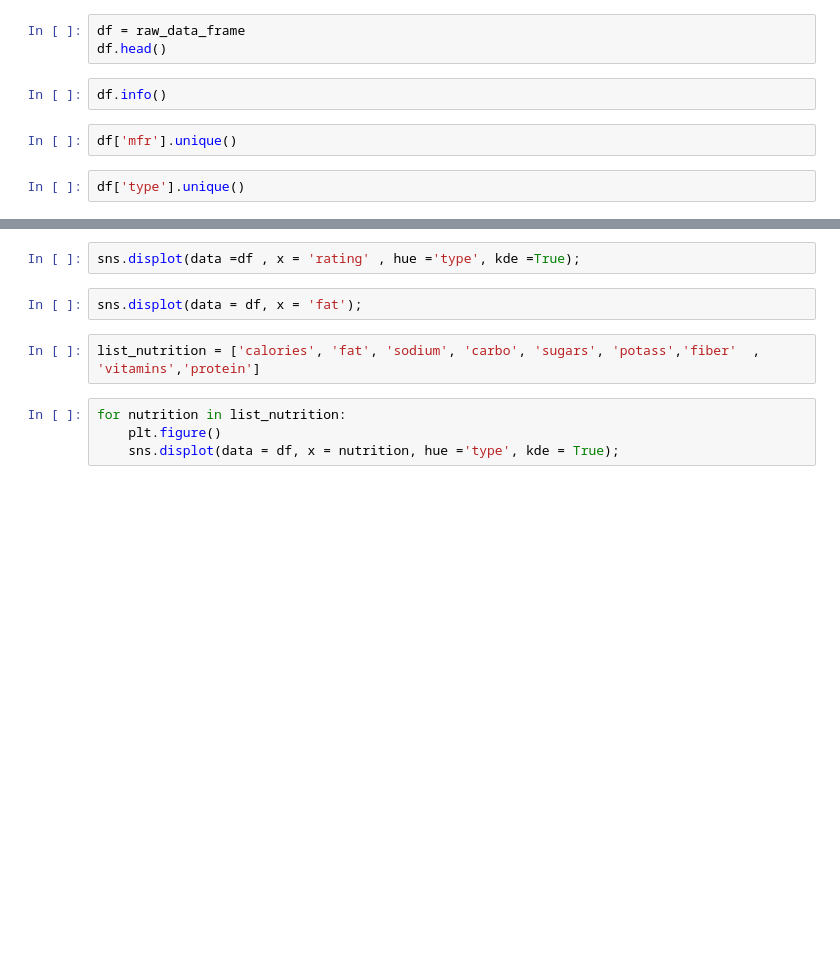
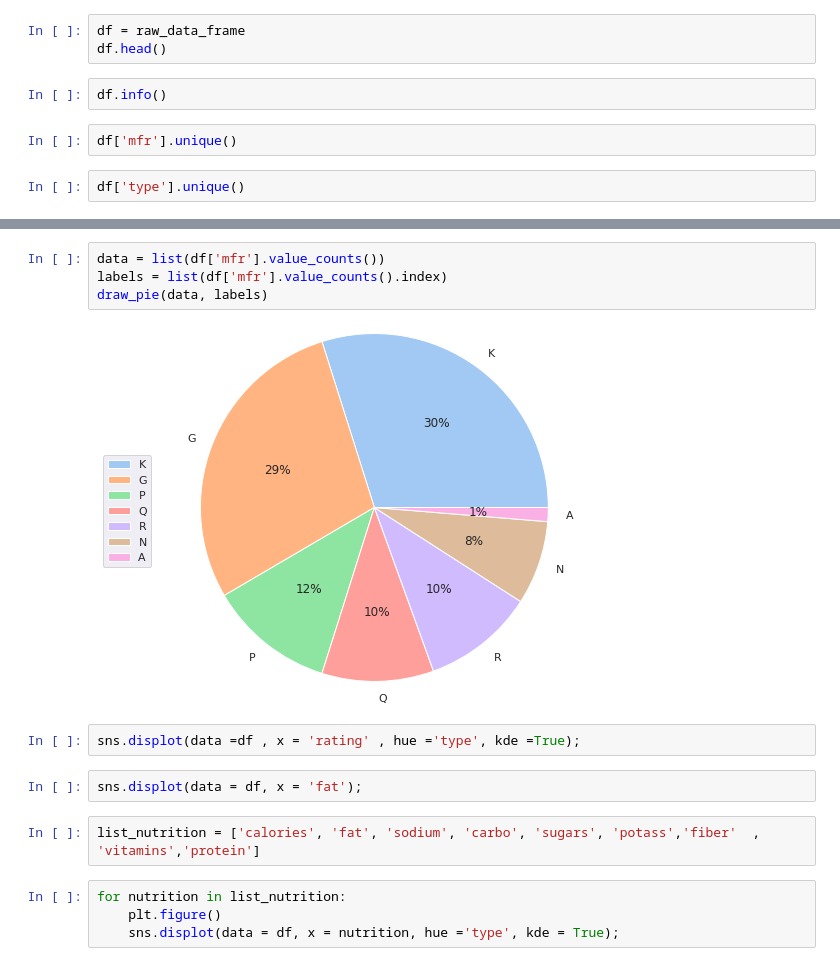
Before and after one commit to LeeHarry14202/80_cereals_project_DataScience, a Jupyter notebook: 80_cereals.ipynb, the cells around one changed output, grey strips where cells are left out. Drawn from its saved outputs; the diff is of its cells as text; blank space fills up the shorter version.

```diff
--- a/80_cereals.ipynb
+++ b/80_cereals.ipynb
@@ -32,3 +38,9 @@ sns.countplot(data = df, x ='mfr', hue = 'type');
+# %%
+data = list(df['mfr'].value_counts())
+labels = list(df['mfr'].value_counts().index)
+draw_pie(data, labels)
+# %% [output]
+[figure, added]
 # %%
 sns.displot(data =df , x = 'rating' , hue ='type', kde =True);
 # %%
```
Also changed, not shown: parts of 4 cells of this notebook.
